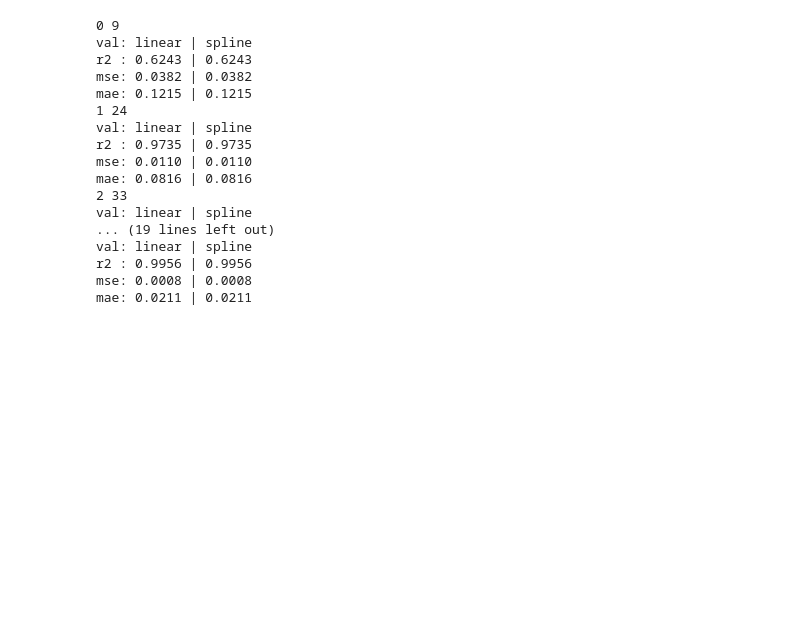
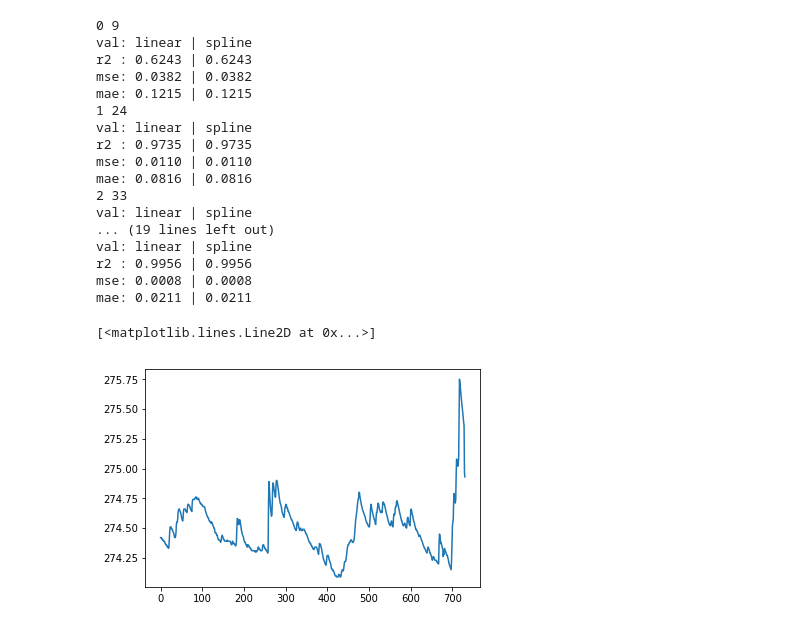
Before and after one commit to klemenkenda/w4c-groundwater, a Jupyter notebook: B1-learning.ipynb, the cells around one changed output. Saved outputs shown, nothing was run; the diff lists cells and outputs as text; code cells hidden in the pictures; blank space fills up the shorter version.

```diff
--- a/B1-learning.ipynb
+++ b/B1-learning.ipynb
@@ -100,3 +111,8 @@ val: linear | spline
 r2 : 0.9956 | 0.9956
 mse: 0.0008 | 0.0008
 mae: 0.0211 | 0.0211
+# %%
+plt.plot(data_spline[3])
+# %% [output]
+[<matplotlib.lines.Line2D at 0x...>]
+[figure, added]
```
Also changed, not shown: parts of 13 cells of this notebook, 4 other files.
